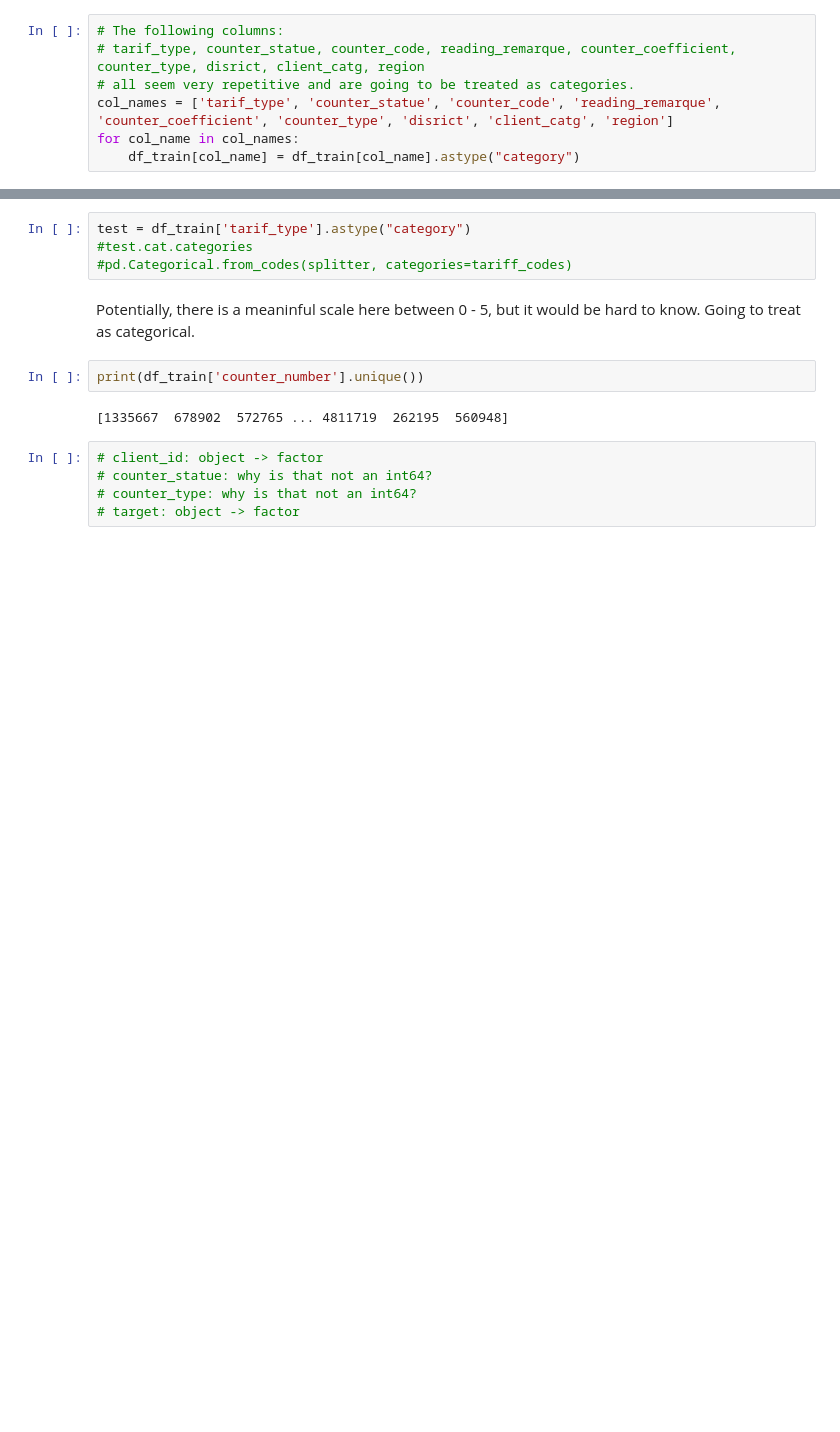
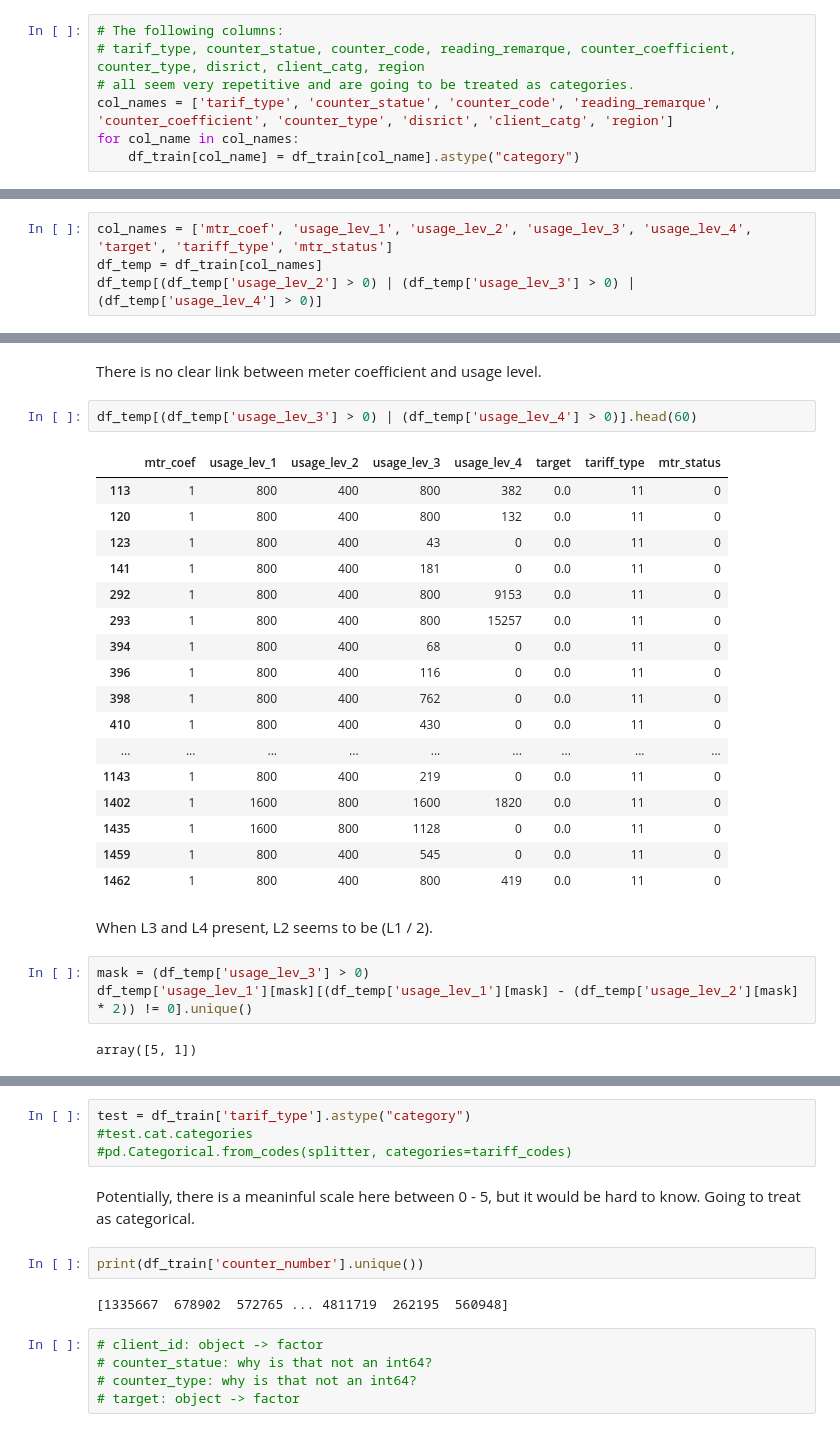
Before and after one commit to insatiablycivil/Fraud_Detection_Energy_Consumption, a Jupyter notebook: Exploratory Data Analysis.ipynb, the cells around one changed output, grey strips where cells are left out. Cells and saved outputs as stored; diff of their text form; blank space fills up the shorter version.

```diff
--- a/Exploratory Data Analysis.ipynb
+++ b/Exploratory Data Analysis.ipynb
@@ -271,0 +396,4 @@ Name: count, dtype: int64
+# %%
+col_names = ['mtr_coef', 'usage_lev_1', 'usage_lev_2', 'usage_lev_3', 'usage_lev_4', 'target', 'tariff_type', 'mtr_status']
+df_temp = df_train[col_names]
+df_temp[(df_temp['usage_lev_2'] > 0) | (df_temp['usage_lev_3'] > 0) | (df_temp['usage_lev_4'] > 0)]
@@ -271,0 +430,29 @@ Name: count, dtype: int64
+# %% [markdown]
+There is no clear link between meter coefficient and usage level.
+# %%
+df_temp[(df_temp['usage_lev_3'] > 0) | (df_temp['usage_lev_4'] > 0)].head(60)
+# %% [output]
+|  | mtr_coef | usage_lev_1 | usage_lev_2 | usage_lev_3 | usage_lev_4 | target | tariff_type | mtr_status |
+| 113 | 1 | 800 | 400 | 800 | 382 | 0.0 | 11 | 0 |
+| 120 | 1 | 800 | 400 | 800 | 132 | 0.0 | 11 | 0 |
+| 123 | 1 | 800 | 400 | 43 | 0 | 0.0 | 11 | 0 |
+| 141 | 1 | 800 | 400 | 181 | 0 | 0.0 | 11 | 0 |
+| 292 | 1 | 800 | 400 | 800 | 9153 | 0.0 | 11 | 0 |
+| 293 | 1 | 800 | 400 | 800 | 15257 | 0.0 | 11 | 0 |
+| 394 | 1 | 800 | 400 | 68 | 0 | 0.0 | 11 | 0 |
+| 396 | 1 | 800 | 400 | 116 | 0 | 0.0 | 11 | 0 |
+| 398 | 1 | 800 | 400 | 762 | 0 | 0.0 | 11 | 0 |
+| 410 | 1 | 800 | 400 | 430 | 0 | 0.0 | 11 | 0 |
+| ... | ... | ... | ... | ... | ... | ... | ... | ... |
+| 1143 | 1 | 800 | 400 | 219 | 0 | 0.0 | 11 | 0 |
+| 1402 | 1 | 1600 | 800 | 1600 | 1820 | 0.0 | 11 | 0 |
+| 1435 | 1 | 1600 | 800 | 1128 | 0 | 0.0 | 11 | 0 |
+| 1459 | 1 | 800 | 400 | 545 | 0 | 0.0 | 11 | 0 |
+| 1462 | 1 | 800 | 400 | 800 | 419 | 0.0 | 11 | 0 |
+# %% [markdown]
+When L3 and L4 present, L2 seems to be (L1 / 2).
+# %%
+mask = (df_temp['usage_lev_3'] > 0)
+df_temp['usage_lev_1'][mask][(df_temp['usage_lev_1'][mask] - (df_temp['usage_lev_2'][mask] * 2)) != 0].unique()
+# %% [output]
+array([5, 1])
```
Also changed, not shown: parts of 35 cells of this notebook.
